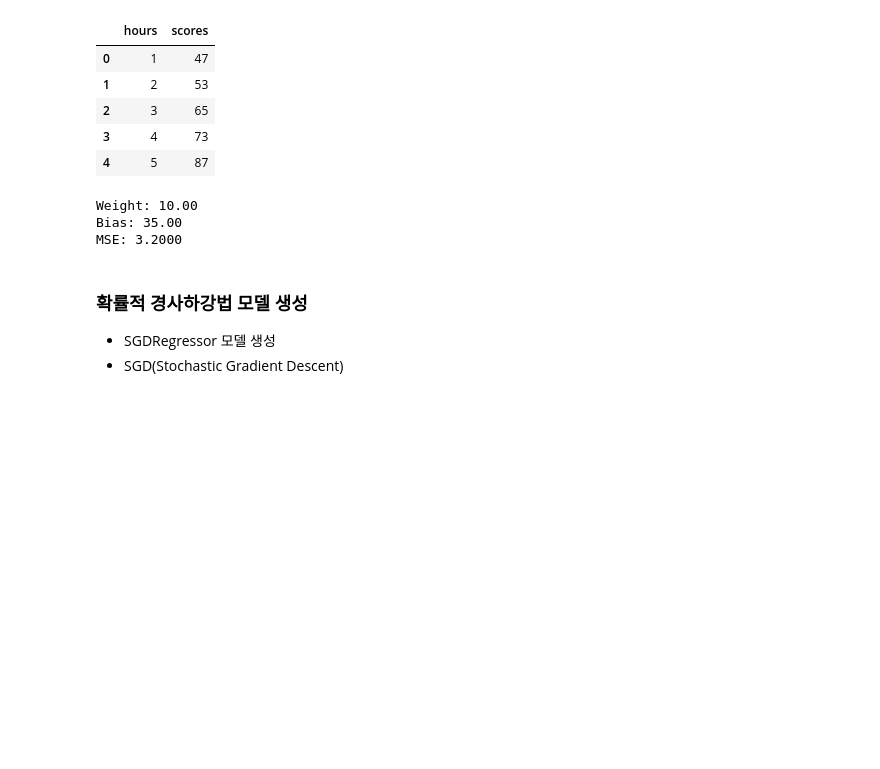
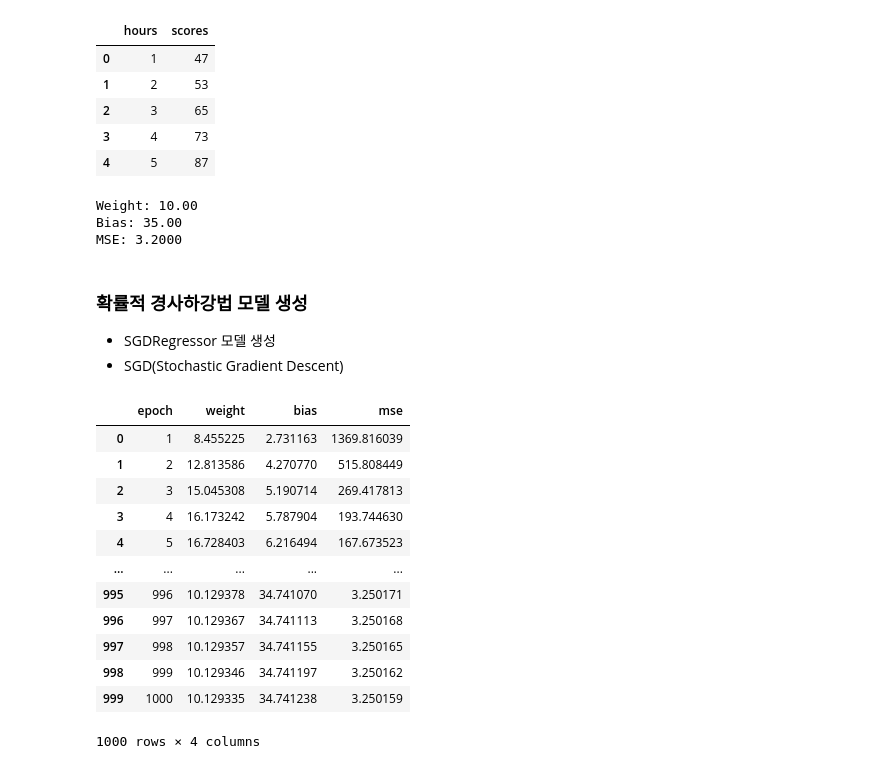
Before and after one commit to IndieGameMaker/kant_ml, a Jupyter notebook: 03_ml.ipynb, the cells around one changed output. Saved outputs shown, nothing was run; the diff lists cells and outputs as text; code cells hidden in the pictures; blank space fills up the shorter version.

```diff
--- a/03_ml.ipynb
+++ b/03_ml.ipynb
@@ -196,24 +196,42 @@ sgd = SGDRegressor(
 # %%
 # 전체 데이터를 기준으로 총 몇회 반복
 epochs = 1000
 
 # 학습과정 저장 리스트
 history = []
 
 for epoch in range(epochs):
     # 전체 데이터 1회 학습 (1 epoch)
     sgd.partial_fit(X, y)
 
     # 1회 학습 후 예측
     y_pred = sgd.predict(X)
 
     # 현재 모델의 MSE 계산
     mse = mean_squared_error(y, y_pred)
 
     # 현재 학습 결과 저장(누적)
     history.append({
         "epoch": epoch + 1,
         "weight": sgd.coef_[0],
         "bias": sgd.intercept_[0],
         "mse": mse
     })
+
+# 학습 기록 => DataFrame 으로 변환
+history_df = pd.DataFrame(history)
+history_df
+# %% [output]
+|  | epoch | weight | bias | mse |
+| 0 | 1 | 8.455225 | 2.731163 | 1369.816039 |
+| 1 | 2 | 12.813586 | 4.270770 | 515.808449 |
+| 2 | 3 | 15.045308 | 5.190714 | 269.417813 |
+| 3 | 4 | 16.173242 | 5.787904 | 193.744630 |
+| 4 | 5 | 16.728403 | 6.216494 | 167.673523 |
+| ... | ... | ... | ... | ... |
+| 995 | 996 | 10.129378 | 34.741070 | 3.250171 |
+| 996 | 997 | 10.129367 | 34.741113 | 3.250168 |
+| 997 | 998 | 10.129357 | 34.741155 | 3.250165 |
+| 998 | 999 | 10.129346 | 34.741197 | 3.250162 |
+| 999 | 1000 | 10.129335 | 34.741238 | 3.250159 |
+1000 rows × 4 columns
```
Also changed, not shown: parts of 1 cell of this notebook.
